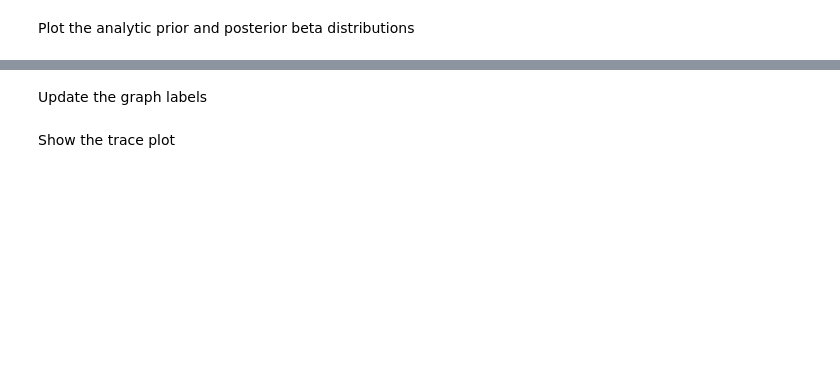
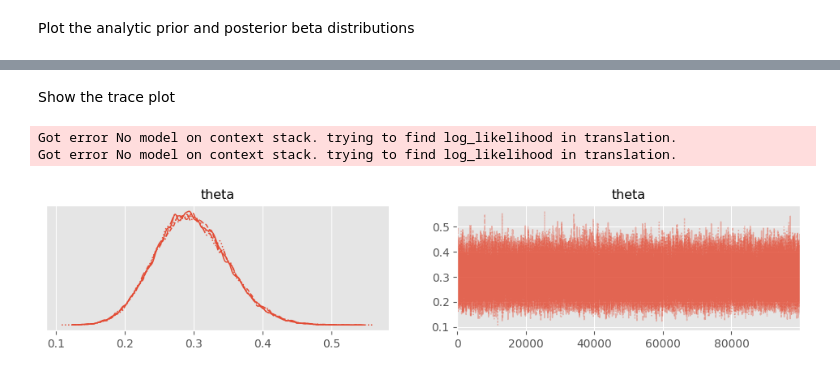
Before and after one commit to spideynolove/advanced_algorithmic_trading, a Jupyter notebook: resources/aat_source/chapter-bayesian-statistics/bayes-binomial-mcmc.ipynb, the cells around one changed output, grey strips where cells are left out. Cells and saved outputs as stored; diff of their text form; code cells hidden in the pictures; blank space fills up the shorter version.

```diff
--- a/resources/aat_source/chapter-bayesian-statistics/bayes-binomial-mcmc.ipynb
+++ b/resources/aat_source/chapter-bayesian-statistics/bayes-binomial-mcmc.ipynb
@@ -65,2 +116,0 @@ plt.plot(
-# %% [markdown]
-Update the graph labels
@@ -72,5 +117,12 @@ plt.show()
 # %% [markdown]
 Show the trace plot
 # %%
-pymc3.traceplot(trace)
+# pymc3.traceplot(trace)
+# plt.show()
+
+az.plot_trace(trace)
 plt.show()
+# %% [output]
+Got error No model on context stack. trying to find log_likelihood in translation.
+Got error No model on context stack. trying to find log_likelihood in translation.
+[figure, added]
```
Also changed, not shown: parts of 6 cells of this notebook, 10 other files.
